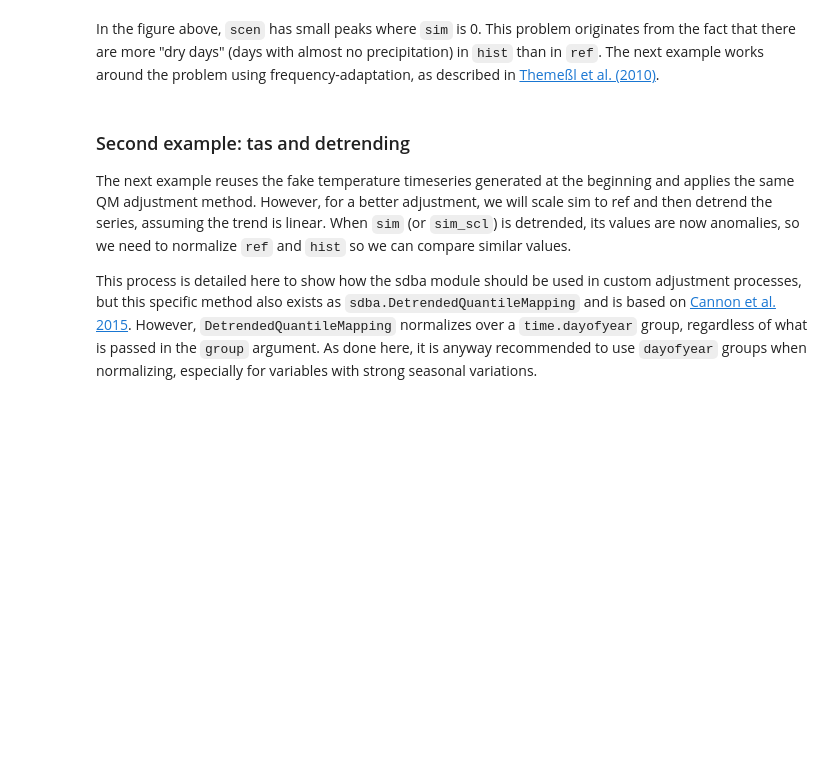
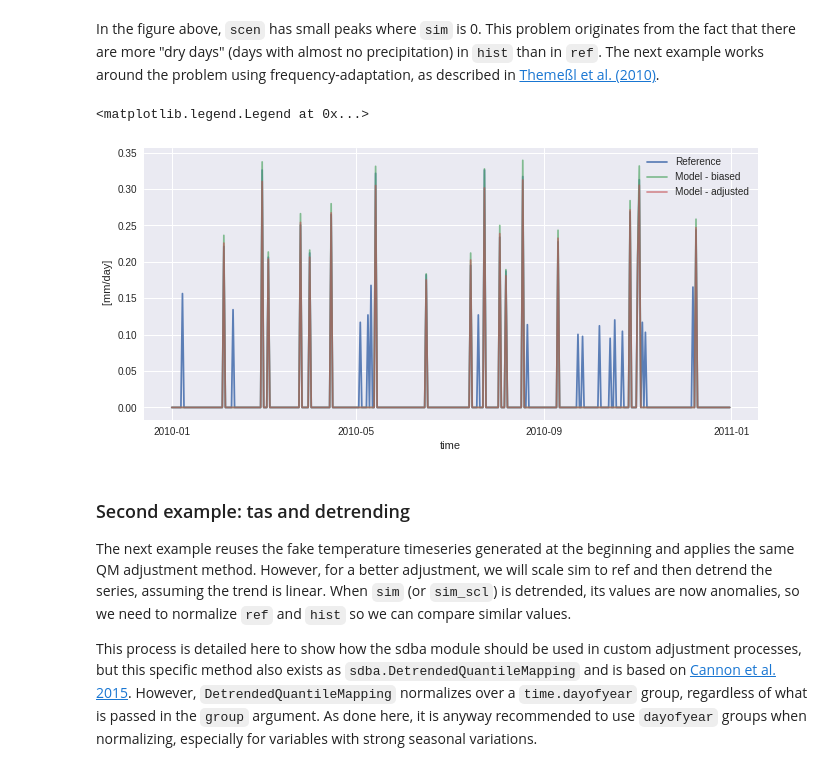
Before and after one commit to Ouranosinc/xclim, a Jupyter notebook: docs/notebooks/sdba.ipynb, the cells around one changed output. Drawn from its saved outputs; the diff is of its cells as text; code cells hidden in the pictures; blank space fills up the shorter version.

```diff
--- a/docs/notebooks/sdba.ipynb
+++ b/docs/notebooks/sdba.ipynb
@@ -123,13 +159,17 @@ In the figure above, `scen` has small peaks where `sim` is 0. This problem origi
 # %%
 # 2nd try with adapt_freq
 ds_ad = sdba.processing.adapt_freq(sim=pr_hist, ref=pr_ref, thresh=0.05)
 QM_ad = sdba.EmpiricalQuantileMapping(nquantiles=15, kind='*', group='time')
 QM_ad.train(pr_ref, ds_ad.sim_ad)
 scen_ad = QM_ad.adjust(pr_sim)
 
 pr_ref.sel(time='2010').plot(alpha=0.9, label='Reference')
 pr_sim.sel(time='2010').plot(alpha=0.7, label='Model - biased')
 scen_ad.sel(time='2010').plot(alpha=0.6, label='Model - adjusted')
+plt.legend()
+# %% [output]
+<matplotlib.legend.Legend at 0x...>
+[figure, added]
 # %% [markdown]
 ### Second example: tas and detrending
 
```
Also changed, not shown: parts of 13 cells of this notebook, 1 other file.
